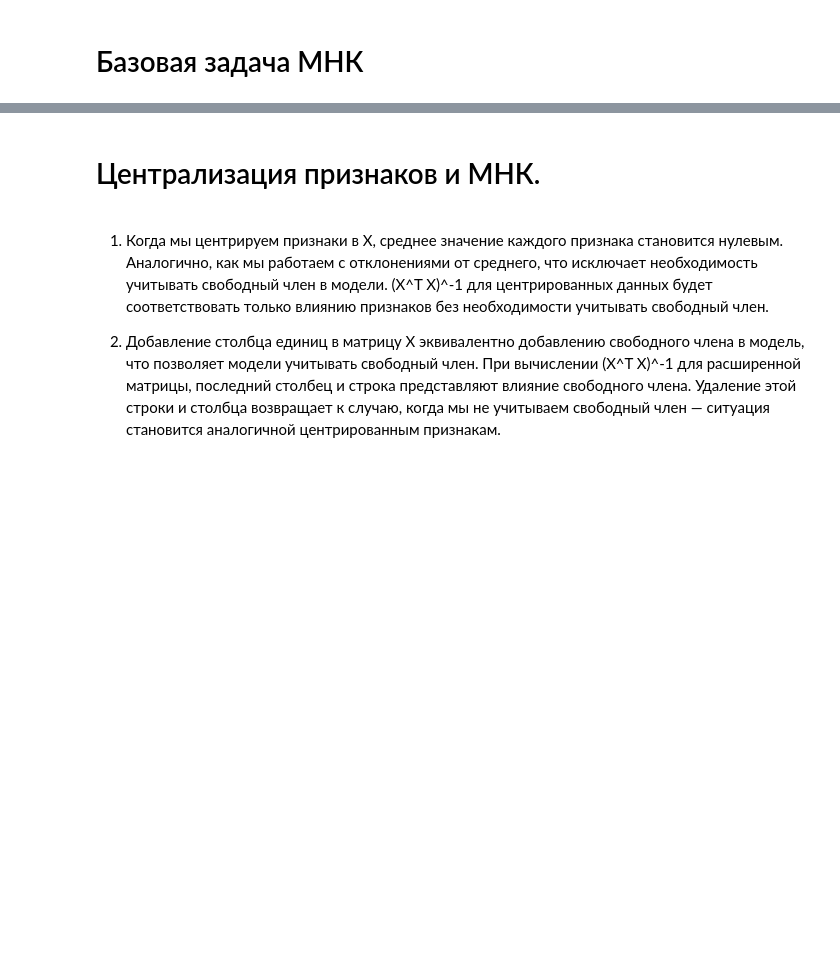
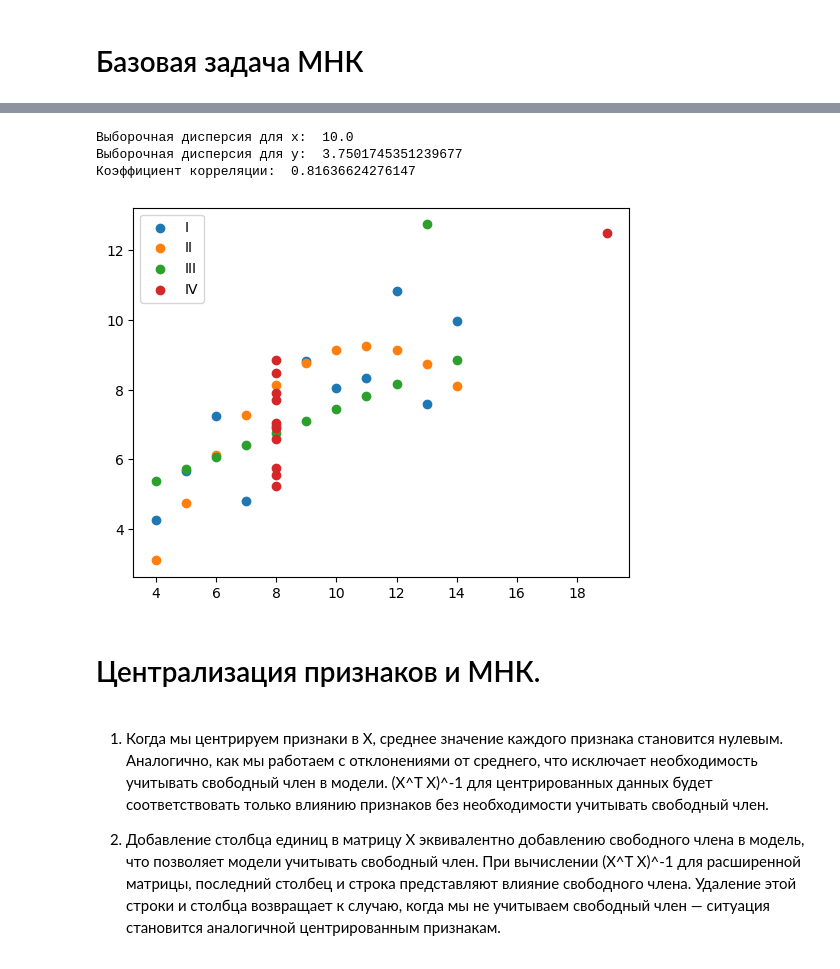
Before and after one commit to VDM0108/computational_mathematicks, a Jupyter notebook: hw-1/hw-1-3.ipynb, the cells around one changed output, grey strips where cells are left out. Drawn from its saved outputs; the diff is of its cells as text; code cells hidden in the pictures; blank space fills up the shorter version.

```diff
--- a/hw-1/hw-1-3.ipynb
+++ b/hw-1/hw-1-3.ipynb
@@ -5,3 +9,26 @@ import numpy as np
+# %%
+data = seaborn.load_dataset('anscombe')
+x = data.x
+print('Выборочная дисперсия для х: ', np.var(x))
+y = data.y
+print('Выборочная дисперсия для y: ', np.var(y))
+print('Коэффициент корреляции: ', np.corrcoef(x, y)[0,1])
+data1 = data.loc[data['dataset'] == "I"]
+data2 = data.loc[data['dataset'] == "II"]
+data3 = data.loc[data['dataset'] == "III"]
+data4 = data.loc[data['dataset'] == "IV"]
+plt.scatter(data1.x,data1.y,label='I')
+plt.scatter(data2.x,data2.y,label='II')
+plt.scatter(data3.x,data3.y,label='III')
+plt.scatter(data4.x,data4.y,label='IV')
+
+plt.legend()
+plt.show()
+# %% [output]
+Выборочная дисперсия для х:  10.0
+Выборочная дисперсия для y:  3.7501745351239677
+Коэффициент корреляции:  0.81636624276147
+[figure, added]
 # %% [markdown]
 # Централизация признаков и МНК.
 # %% [markdown]
```
Also changed, not shown: parts of 11 cells of this notebook, 6 other files.
